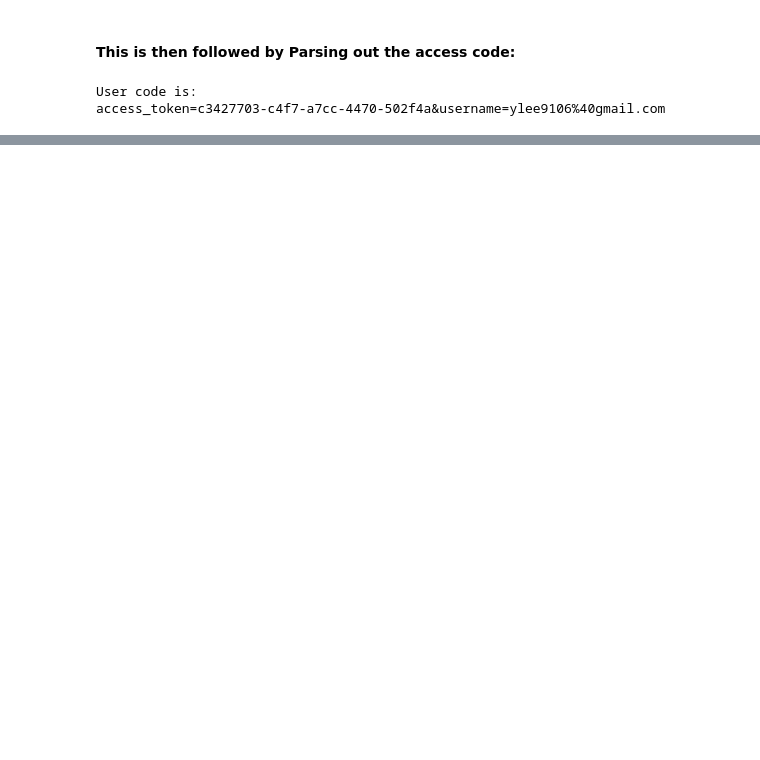
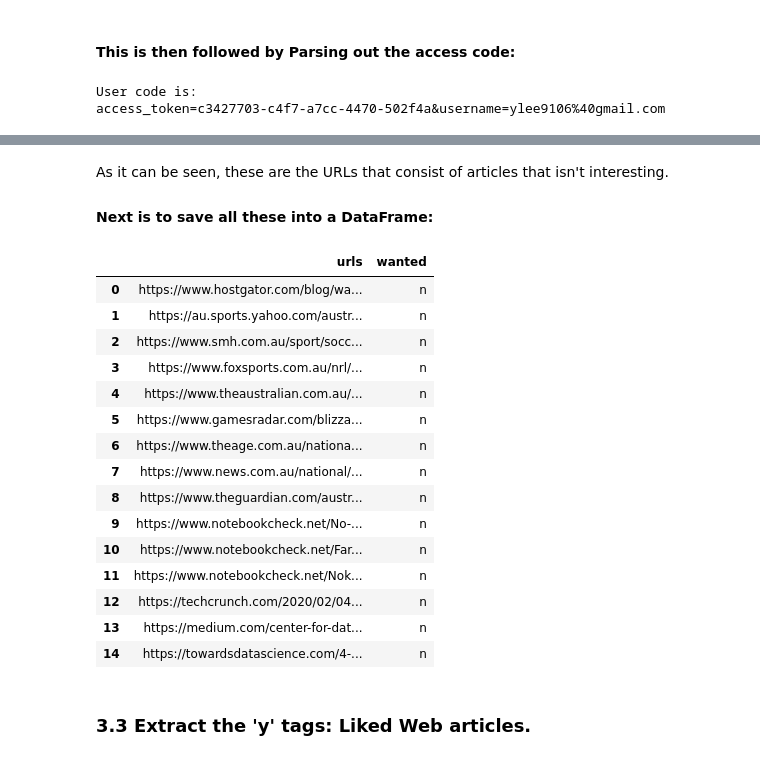
Before and after one commit to ylee9107/ML_app_CreateCustomNewsFeed, a Jupyter notebook: ML_app_CreateCustomNewsFeed.ipynb, the cells around one changed output, grey strips where cells are left out. Drawn from its saved outputs; the diff is of its cells as text; code cells hidden in the pictures; blank space fills up the shorter version.

```diff
--- a/ML_app_CreateCustomNewsFeed.ipynb
+++ b/ML_app_CreateCustomNewsFeed.ipynb
@@ -131,0 +139,5 @@ Utilising the output 'User Code' above, the taged stories can be retrieved.
+# %%
+# Parsing out the access token from the 'user.text' string:
+access_token = user.text.split('=')[1].split('&username')[0]
+
+access_token
@@ -131,0 +146,6 @@ Utilising the output 'User Code' above, the taged stories can be retrieved.
+# %%
+no_articles_params = {'consumer_key': pocket_API_key, 'access_token': access_token, 'tag': 'n'}
+
+no_articles_result = requests.post('https://getpocket.com/v3/get', data = no_articles_params)
+
+no_articles_result.text
@@ -131,0 +158,3 @@ Utilising the output 'User Code' above, the taged stories can be retrieved.
+# %%
+no_articles_jf = json.loads(no_articles_result.text)
+no_articles_jd = no_articles_jf['list']
@@ -131,0 +182,7 @@ Utilising the output 'User Code' above, the taged stories can be retrieved.
+# %%
+no_articles_URL = []
+for i in no_articles_jd.values():
+    url_dat = i.get('resolved_url')
+    no_articles_URL.append(url_dat)
+
+no_articles_URL
@@ -131,0 +205,30 @@ Utilising the output 'User Code' above, the taged stories can be retrieved.
+# %% [markdown]
+As it can be seen, these are the URLs that consist of articles that isn't interesting.
+
+#### Next is to save all these into a DataFrame:
+# %%
+no_URL_df = pd.DataFrame(no_articles_URL, columns = ['urls'])
+
+# Create new column called 'wanted':
+no_URL_df = no_URL_df.assign(wanted = lambda x: 'n')
+
+no_URL_df
+# %% [output]
+|  | urls | wanted |
+| 0 | https://www.hostgator.com/blog/wa... | n |
+| 1 | https://au.sports.yahoo.com/austr... | n |
+| 2 | https://www.smh.com.au/sport/socc... | n |
+| 3 | https://www.foxsports.com.au/nrl/... | n |
+| 4 | https://www.theaustralian.com.au/... | n |
+| 5 | https://www.gamesradar.com/blizza... | n |
+| 6 | https://www.theage.com.au/nationa... | n |
+| 7 | https://www.news.com.au/national/... | n |
+| 8 | https://www.theguardian.com/austr... | n |
+| 9 | https://www.notebookcheck.net/No-... | n |
+| 10 | https://www.notebookcheck.net/Far... | n |
+| 11 | https://www.notebookcheck.net/Nok... | n |
+| 12 | https://techcrunch.com/2020/02/04... | n |
+| 13 | https://medium.com/center-for-dat... | n |
+| 14 | https://towardsdatascience.com/4-... | n |
+# %% [markdown]
+### 3.3 Extract the 'y' tags: Liked Web articles.
```
Also changed, not shown: parts of 17 cells of this notebook.
